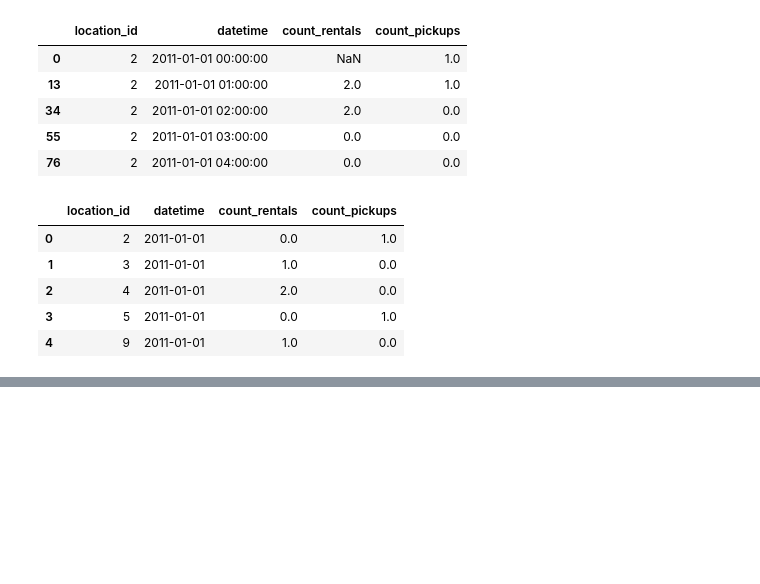
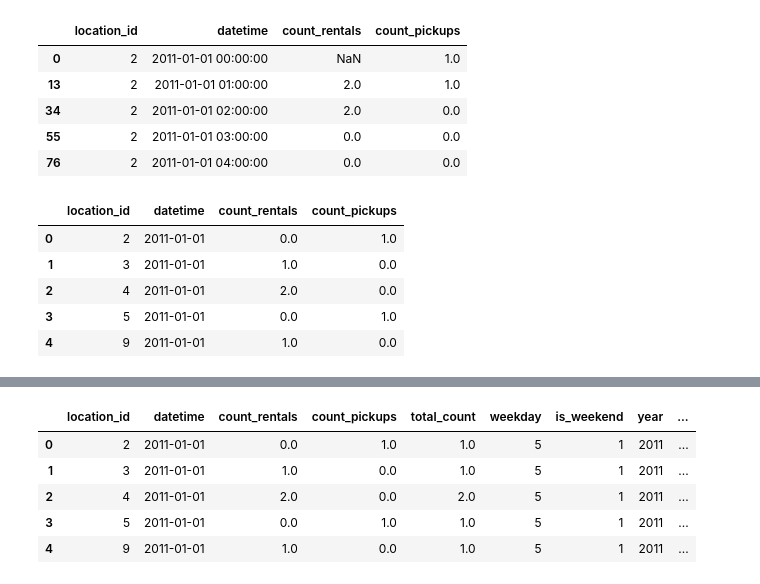
Before and after one commit to jayeshmanani/MLOps-Level3, a Jupyter notebook: week-2/eda.ipynb, the cells around one changed output, grey strips where cells are left out. Saved outputs shown, nothing was run; the diff lists cells and outputs as text; code cells hidden in the pictures; blank space fills up the shorter version.

```diff
--- a/week-2/eda.ipynb
+++ b/week-2/eda.ipynb
@@ -175,0 +189,4 @@ merged_hourly.head()
+# %%
+# Pandas use ISO weekday where Monday is 0 and Sunday is 6
+merged_hourly["weekday"] = merged_hourly["datetime"].dt.weekday
+merged_hourly.weekday.value_counts()
@@ -175,0 +240,9 @@ merged_hourly.head()
+# %%
+merged_hourly.head()
+# %% [output]
+|  | location_id | datetime | count_rentals | count_pickups | total_count | weekday | is_weekend | year | ... |
+| 0 | 2 | 2011-01-01 | 0.0 | 1.0 | 1.0 | 5 | 1 | 2011 | ... |
+| 1 | 3 | 2011-01-01 | 1.0 | 0.0 | 1.0 | 5 | 1 | 2011 | ... |
+| 2 | 4 | 2011-01-01 | 2.0 | 0.0 | 2.0 | 5 | 1 | 2011 | ... |
+| 3 | 5 | 2011-01-01 | 0.0 | 1.0 | 1.0 | 5 | 1 | 2011 | ... |
+| 4 | 9 | 2011-01-01 | 1.0 | 0.0 | 1.0 | 5 | 1 | 2011 | ... |
```
Also changed, not shown: parts of 9 cells of this notebook, 7 other files.
